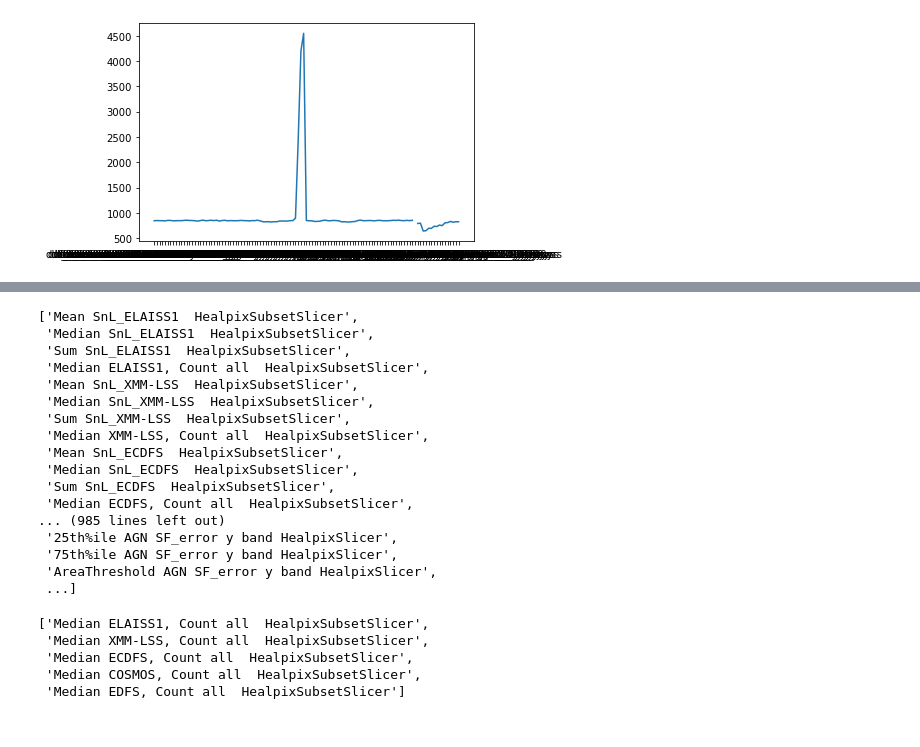
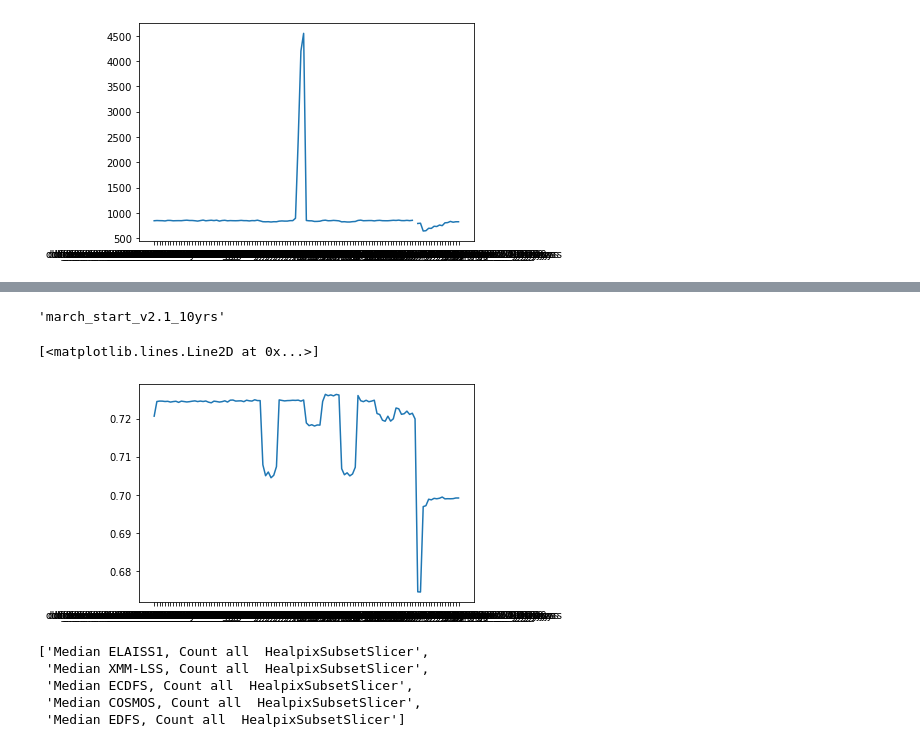
Before and after one commit to lsst-sims/sims_featureScheduler_runs2.1, a Jupyter notebook: maf/combined_look.ipynb, the cells around one changed output, grey strips where cells are left out. Drawn from its saved outputs; the diff is of its cells as text; code cells hidden in the pictures.

```diff
--- a/maf/combined_look.ipynb
+++ b/maf/combined_look.ipynb
@@ -46,23 +34,12 @@ Name: Sum COSMOS, SNe_nSN  HealpixSubsetSlicer, Length: 113, dtype: float64
+# %%
+df.index[96]  # That's ok, that one isn't supposed to be there
+# %% [output]
+'march_start_v2.1_10yrs'
 # %%
-list(df.columns)
+plt.plot(df['OpenShutterFraction'])
 # %% [output]
-['Mean SnL_ELAISS1  HealpixSubsetSlicer',
- 'Median SnL_ELAISS1  HealpixSubsetSlicer',
- 'Sum SnL_ELAISS1  HealpixSubsetSlicer',
- 'Median ELAISS1, Count all  HealpixSubsetSlicer',
- 'Mean SnL_XMM-LSS  HealpixSubsetSlicer',
- 'Median SnL_XMM-LSS  HealpixSubsetSlicer',
- 'Sum SnL_XMM-LSS  HealpixSubsetSlicer',
- 'Median XMM-LSS, Count all  HealpixSubsetSlicer',
- 'Mean SnL_ECDFS  HealpixSubsetSlicer',
- 'Median SnL_ECDFS  HealpixSubsetSlicer',
- 'Sum SnL_ECDFS  HealpixSubsetSlicer',
- 'Median ECDFS, Count all  HealpixSubsetSlicer',
-... (985 lines left out)
- '25th%ile AGN SF_error y band HealpixSlicer',
- '75th%ile AGN SF_error y band HealpixSlicer',
- 'AreaThreshold AGN SF_error y band HealpixSlicer',
- ...]
+[<matplotlib.lines.Line2D at 0x...>]
+[figure, added]
 # %%
 [ack for ack in df.columns if 'Count all' in ack]
 # %% [output]
```
Also changed, not shown: parts of 1 cell of this notebook, 5 other files.
